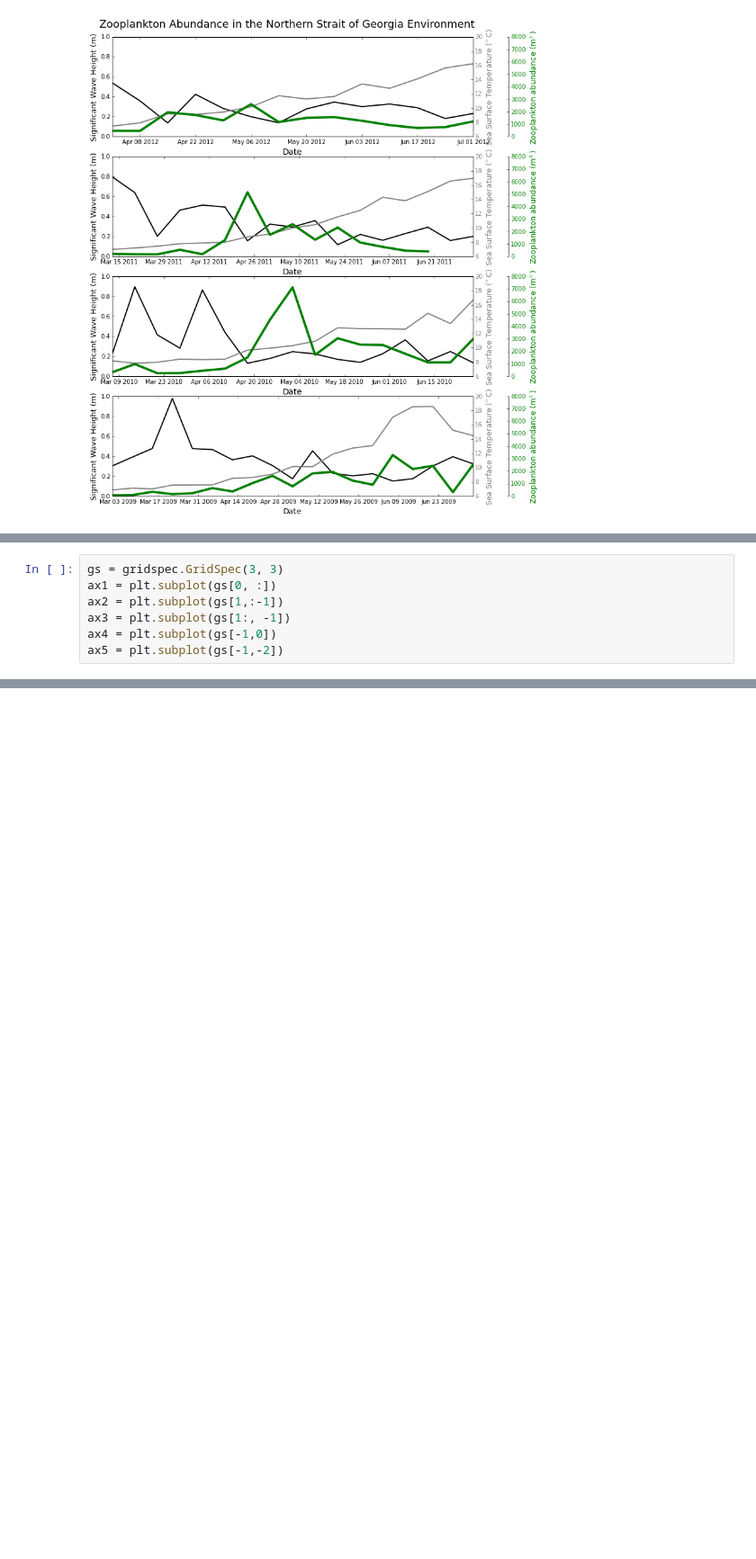
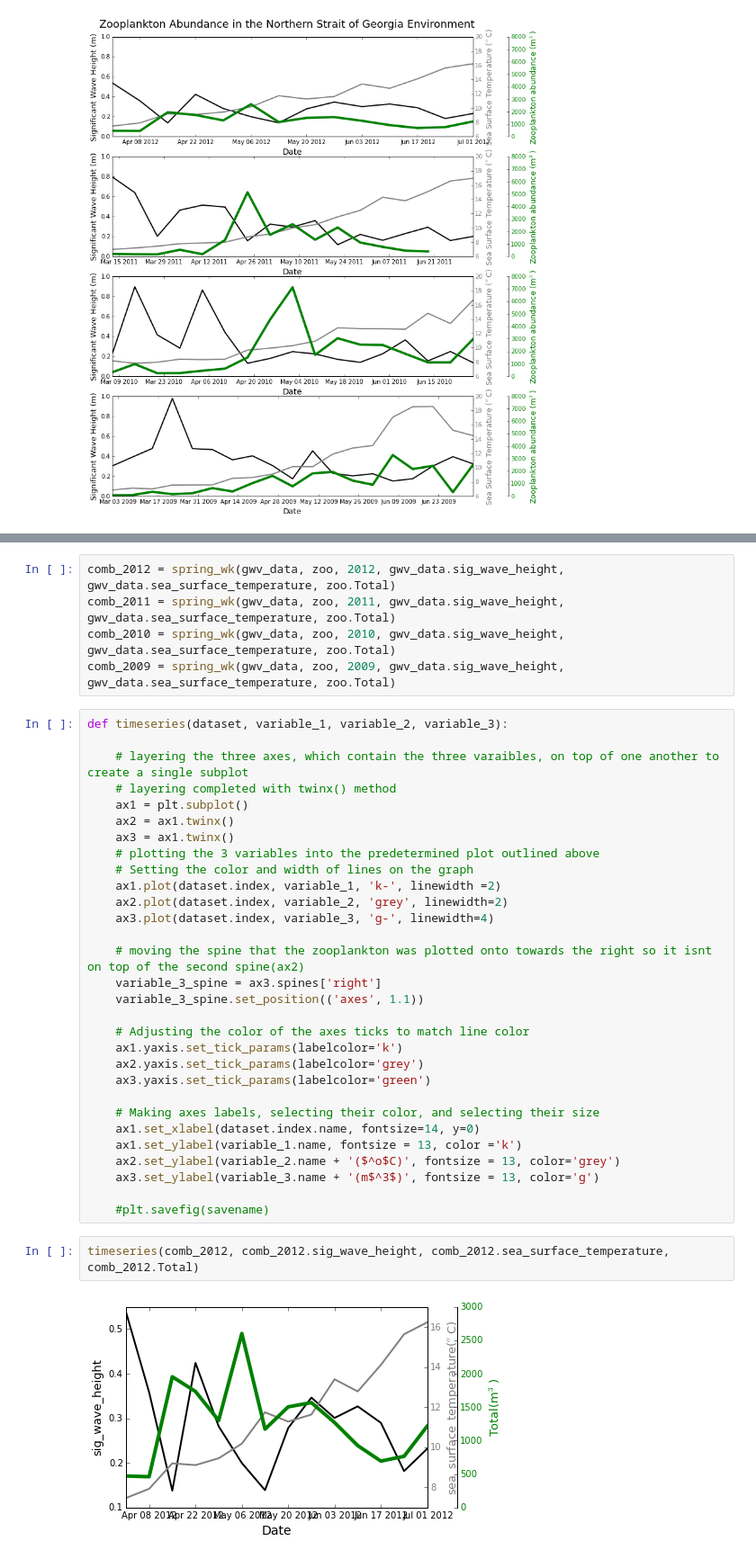
Before and after one commit to kwfawkes/Kyles_project, a Jupyter notebook: src/complete_analysis_enviro.ipynb, the cells around one changed output, grey strips where cells are left out. Shown at 90% size. Saved outputs shown, nothing was run; the diff lists cells and outputs as text; blank space fills up the shorter version.

```diff
--- a/src/complete_analysis_enviro.ipynb
+++ b/src/complete_analysis_enviro.ipynb
@@ -688,7 +365,0 @@ plt.show()
-# %%
-gs = gridspec.GridSpec(3, 3)
-ax1 = plt.subplot(gs[0, :])
-ax2 = plt.subplot(gs[1,:-1])
-ax3 = plt.subplot(gs[1:, -1])
-ax4 = plt.subplot(gs[-1,0])
-ax5 = plt.subplot(gs[-1,-2])
@@ -699,0 +845,39 @@ plt.ylabel('Damped oscillation')
+# %%
+comb_2012 = spring_wk(gwv_data, zoo, 2012, gwv_data.sig_wave_height, gwv_data.sea_surface_temperature, zoo.Total)
+comb_2011 = spring_wk(gwv_data, zoo, 2011, gwv_data.sig_wave_height, gwv_data.sea_surface_temperature, zoo.Total)
+comb_2010 = spring_wk(gwv_data, zoo, 2010, gwv_data.sig_wave_height, gwv_data.sea_surface_temperature, zoo.Total)
+comb_2009 = spring_wk(gwv_data, zoo, 2009, gwv_data.sig_wave_height, gwv_data.sea_surface_temperature, zoo.Total)
+# %%
+def timeseries(dataset, variable_1, variable_2, variable_3):
+
+    # layering the three axes, which contain the three varaibles, on top of one another to create a single subplot
+    # layering completed with twinx() method
+    ax1 = plt.subplot()
+    ax2 = ax1.twinx()
+    ax3 = ax1.twinx()
+    # plotting the 3 variables into the predetermined plot outlined above
+    # Setting the color and width of lines on the graph
+    ax1.plot(dataset.index, variable_1, 'k-', linewidth =2)
+    ax2.plot(dataset.index, variable_2, 'grey', linewidth=2)
+    ax3.plot(dataset.index, variable_3, 'g-', linewidth=4)
+
+    # moving the spine that the zooplankton was plotted onto towards the right so it isnt on top of the second spine(ax2)
+    variable_3_spine = ax3.spines['right']
+    variable_3_spine.set_position(('axes', 1.1))
+
+    # Adjusting the color of the axes ticks to match line color
+    ax1.yaxis.set_tick_params(labelcolor='k')
+    ax2.yaxis.set_tick_params(labelcolor='grey')
+    ax3.yaxis.set_tick_params(labelcolor='green')
+
+    # Making axes labels, selecting their color, and selecting their size
+    ax1.set_xlabel(dataset.index.name, fontsize=14, y=0)
+    ax1.set_ylabel(variable_1.name, fontsize = 13, color ='k')
+    ax2.set_ylabel(variable_2.name + '($^o$C)', fontsize = 13, color='grey')
+    ax3.set_ylabel(variable_3.name + '(m$^3$)', fontsize = 13, color='g')
+
+    #plt.savefig(savename)
+# %%
+timeseries(comb_2012, comb_2012.sig_wave_height, comb_2012.sea_surface_temperature, comb_2012.Total)
+# %% [output]
+[figure, added]
```
Also changed, not shown: parts of 54 cells of this notebook, 5 other files.
